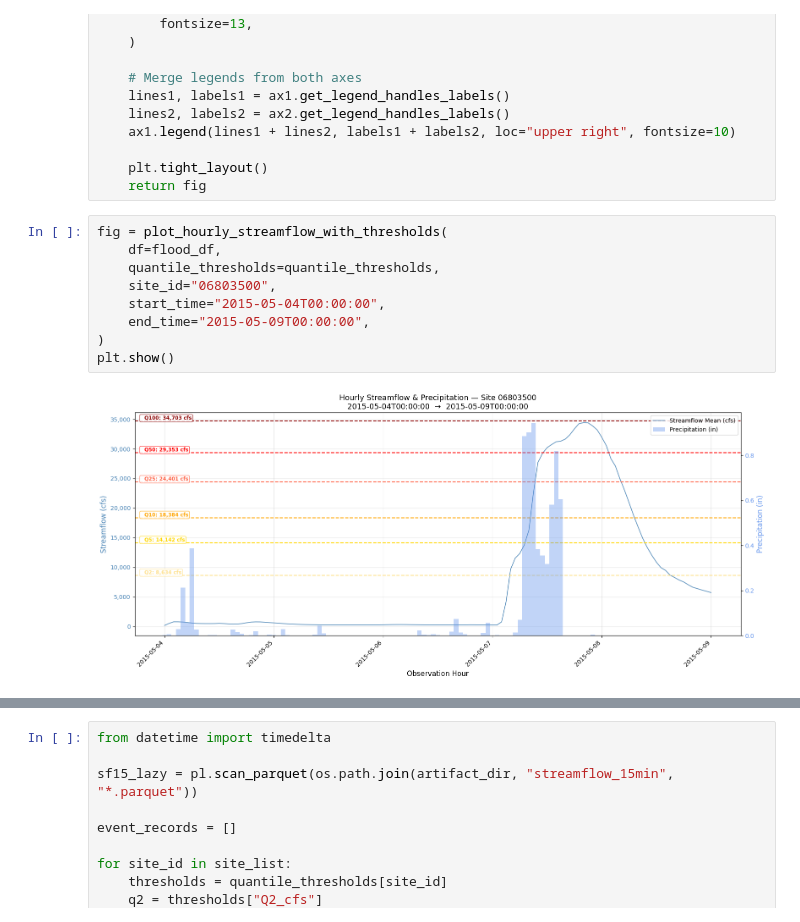
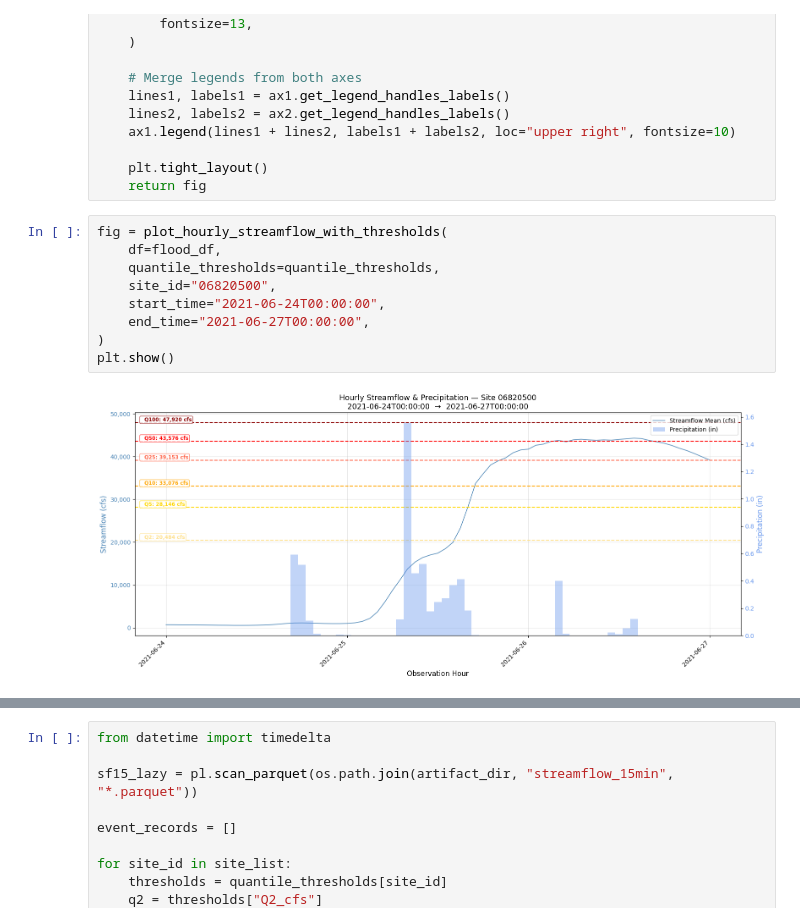
Before and after one commit to connorjsmith28/Flood-Forecasting, a Jupyter notebook: notebooks/data_exploration/flood_research.ipynb, the cells around one changed output, grey strips where cells are left out. Drawn from its saved outputs; the diff is of its cells as text.

```diff
--- a/notebooks/data_exploration/flood_research.ipynb
+++ b/notebooks/data_exploration/flood_research.ipynb
@@ -213,11 +214,11 @@ def plot_hourly_streamflow_with_thresholds(
 # %%
 fig = plot_hourly_streamflow_with_thresholds(
     df=flood_df,
     quantile_thresholds=quantile_thresholds,
-    site_id="06803500",
-    start_time="2015-05-04T00:00:00",
-    end_time="2015-05-09T00:00:00",
+    site_id="06820500",
+    start_time="2021-06-24T00:00:00",
+    end_time="2021-06-27T00:00:00",
 )
 plt.show()
 # %% [output]
-[figure, old version]
+[figure, new version]
```
Also changed, not shown: parts of 4 cells of this notebook, 1 other file.
